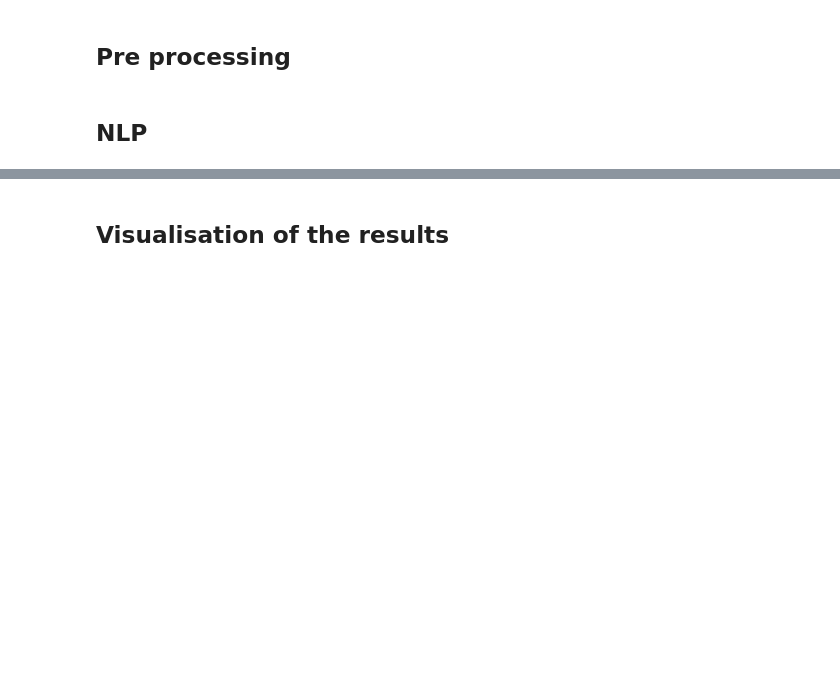
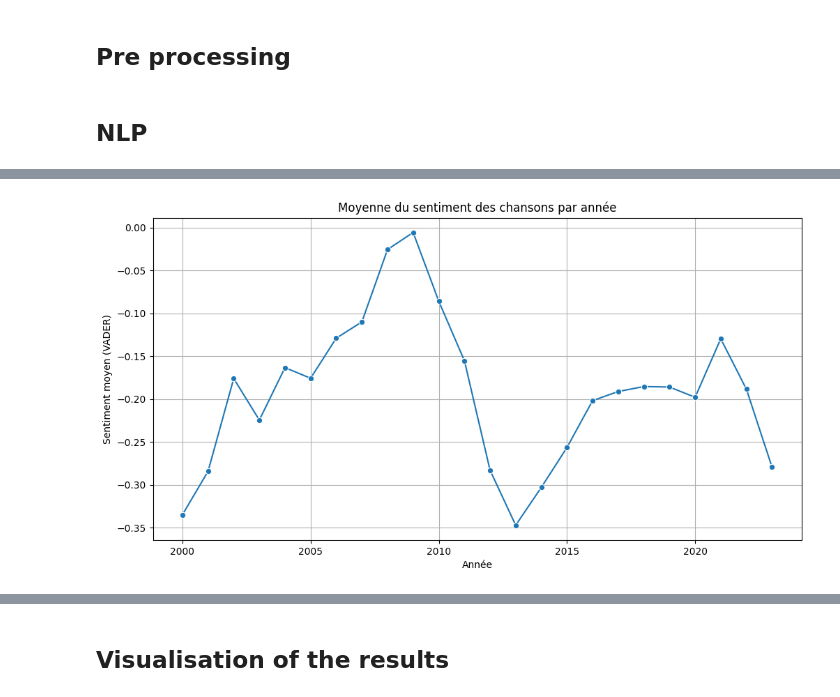
Before and after one commit to Isahrv/nlp_lyrics_analysis, a Jupyter notebook: code.ipynb, the cells around one changed output, grey strips where cells are left out. Cells and saved outputs as stored; diff of their text form; code cells hidden in the pictures; blank space fills up the shorter version.

```diff
--- a/code.ipynb
+++ b/code.ipynb
@@ -199,0 +358,12 @@ df["sentiment"] = df["clean_lyrics"].apply(vader_score)
+# %%
+sentiment_year = df_top.groupby("year")["sentiment"].mean()
+
+plt.figure(figsize=(12,6))
+sns.lineplot(x=sentiment_year.index, y=sentiment_year.values, marker="o")
+plt.title("Moyenne du sentiment des chansons par année")
+plt.xlabel("Année")
+plt.ylabel("Sentiment moyen (VADER)")
+plt.grid(True)
+plt.show()
+# %% [output]
+[figure, added]
```
Also changed, not shown: parts of 27 cells of this notebook, 2 other files.
